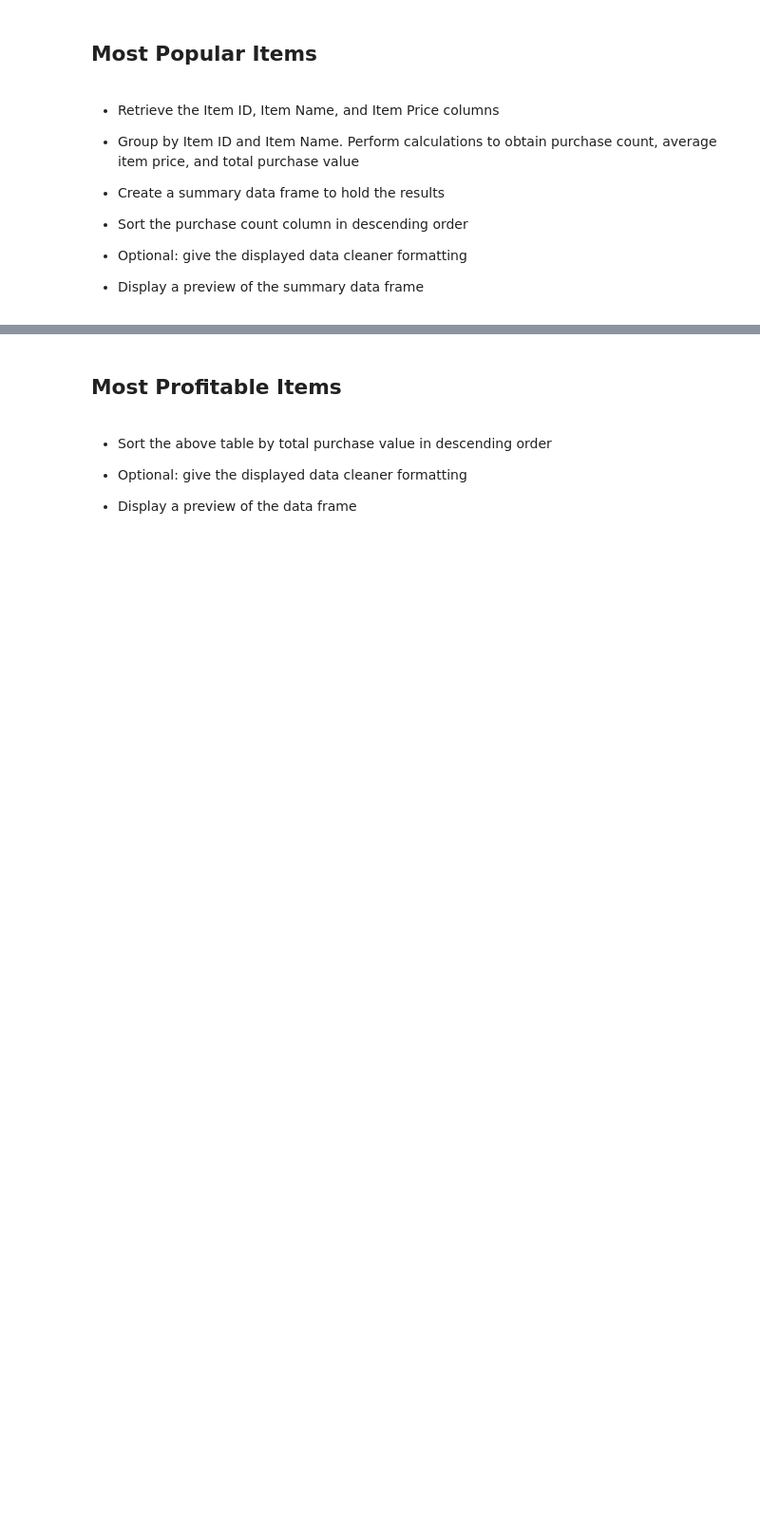
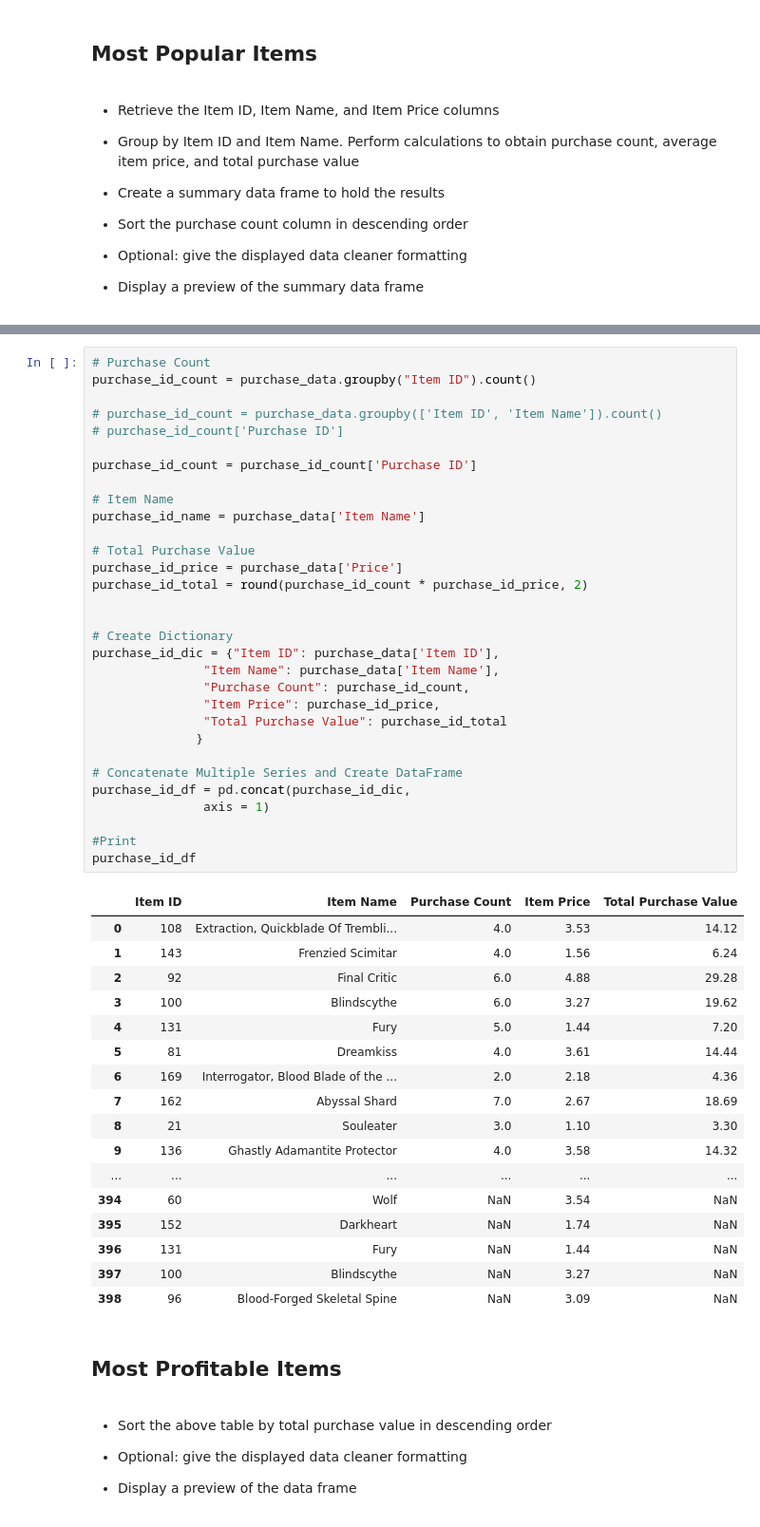
Before and after one commit to mpario/pandas-challenge, a Jupyter notebook: HeroesOfPymoli/HeroesOfPymoli_starter.ipynb, the cells around one changed output, grey strips where cells are left out. Shown at 95% size. Saved outputs shown, nothing was run; the diff lists cells and outputs as text; blank space fills up the shorter version.

Commit message:
working on most popular items

```diff
--- a/HeroesOfPymoli/HeroesOfPymoli_starter.ipynb
+++ b/HeroesOfPymoli/HeroesOfPymoli_starter.ipynb
@@ -692,3 +458,52 @@ Name: Purchase ID, dtype: int64
+# %%
+# Purchase Count
+purchase_id_count = purchase_data.groupby("Item ID").count()
+
+# purchase_id_count = purchase_data.groupby(['Item ID', 'Item Name']).count()
+# purchase_id_count['Purchase ID']
+
+purchase_id_count = purchase_id_count['Purchase ID']
+
+# Item Name
+purchase_id_name = purchase_data['Item Name']
+
+# Total Purchase Value
+purchase_id_price = purchase_data['Price']
+purchase_id_total = round(purchase_id_count * purchase_id_price, 2)
+
+
+# Create Dictionary
+purchase_id_dic = {"Item ID": purchase_data['Item ID'],
+               "Item Name": purchase_data['Item Name'],
+               "Purchase Count": purchase_id_count,
+               "Item Price": purchase_id_price,
+               "Total Purchase Value": purchase_id_total
+              }
+
+# Concatenate Multiple Series and Create DataFrame
+purchase_id_df = pd.concat(purchase_id_dic,
+               axis = 1)
+
+#Print
+purchase_id_df
+# %% [output]
+|  | Item ID | Item Name | Purchase Count | Item Price | Total Purchase Value |
+| 0 | 108 | Extraction, Quickblade Of Trembli... | 4.0 | 3.53 | 14.12 |
+| 1 | 143 | Frenzied Scimitar | 4.0 | 1.56 | 6.24 |
+| 2 | 92 | Final Critic | 6.0 | 4.88 | 29.28 |
+| 3 | 100 | Blindscythe | 6.0 | 3.27 | 19.62 |
+| 4 | 131 | Fury | 5.0 | 1.44 | 7.20 |
+| 5 | 81 | Dreamkiss | 4.0 | 3.61 | 14.44 |
+| 6 | 169 | Interrogator, Blood Blade of the ... | 2.0 | 2.18 | 4.36 |
+| 7 | 162 | Abyssal Shard | 7.0 | 2.67 | 18.69 |
+| 8 | 21 | Souleater | 3.0 | 1.10 | 3.30 |
+| 9 | 136 | Ghastly Adamantite Protector | 4.0 | 3.58 | 14.32 |
+| ... | ... | ... | ... | ... | ... |
+| 394 | 60 | Wolf | NaN | 3.54 | NaN |
+| 395 | 152 | Darkheart | NaN | 1.74 | NaN |
+| 396 | 131 | Fury | NaN | 1.44 | NaN |
+| 397 | 100 | Blindscythe | NaN | 3.27 | NaN |
+| 398 | 96 | Blood-Forged Skeletal Spine | NaN | 3.09 | NaN |
 # %% [markdown]
 ## Most Profitable Items
 # %% [markdown]
```
Also changed, not shown: parts of 7 cells of this notebook.
